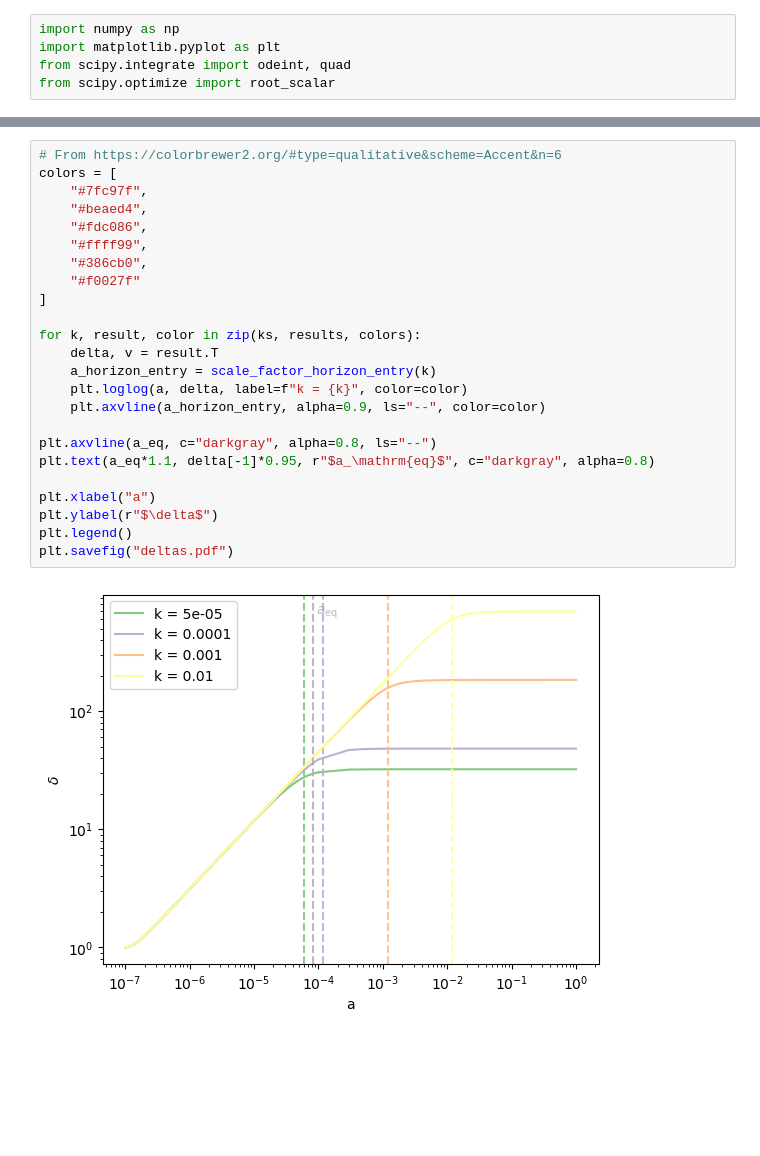
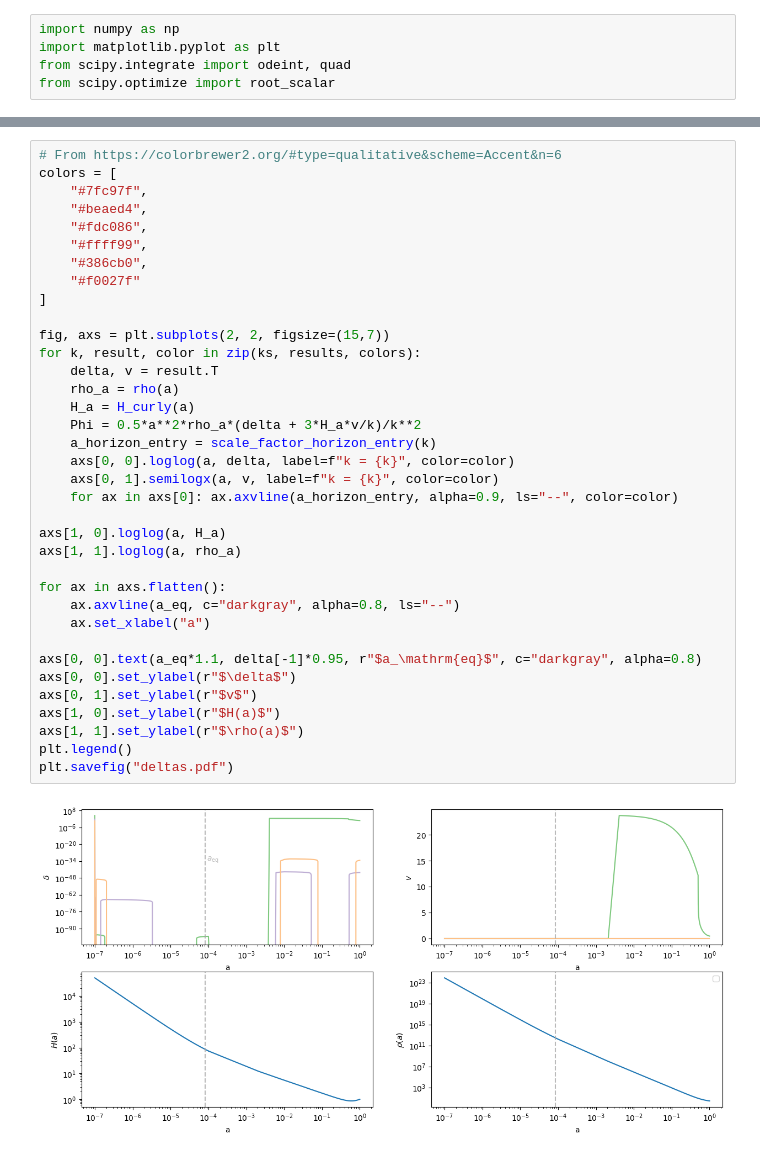
Before and after one commit to joaoreboucas1/einstein_boltzmann, a Jupyter notebook: growth.ipynb, the cells around one changed output, grey strips where cells are left out. Cells and saved outputs as stored; diff of their text form; blank space fills up the shorter version.

```diff
--- a/growth.ipynb
+++ b/growth.ipynb
@@ -109,26 +149,38 @@ results = [integrate(k) for k in ks]
 # %%
 # From https://colorbrewer2.org/#type=qualitative&scheme=Accent&n=6
 colors = [
     "#7fc97f",
     "#beaed4",
     "#fdc086",
     "#ffff99",
     "#386cb0",
     "#f0027f"
 ]
 
+fig, axs = plt.subplots(2, 2, figsize=(15,7))
 for k, result, color in zip(ks, results, colors):
     delta, v = result.T
+    rho_a = rho(a)
+    H_a = H_curly(a)
+    Phi = 0.5*a**2*rho_a*(delta + 3*H_a*v/k)/k**2
     a_horizon_entry = scale_factor_horizon_entry(k)
-    plt.loglog(a, delta, label=f"k = {k}", color=color)
-    plt.axvline(a_horizon_entry, alpha=0.9, ls="--", color=color)
+    axs[0, 0].loglog(a, delta, label=f"k = {k}", color=color)
+    axs[0, 1].semilogx(a, v, label=f"k = {k}", color=color)
+    for ax in axs[0]: ax.axvline(a_horizon_entry, alpha=0.9, ls="--", color=color)
 
-plt.axvline(a_eq, c="darkgray", alpha=0.8, ls="--")
-plt.text(a_eq*1.1, delta[-1]*0.95, r"$a_\mathrm{eq}$", c="darkgray", alpha=0.8)
+axs[1, 0].loglog(a, H_a)
+axs[1, 1].loglog(a, rho_a)
 
-plt.xlabel("a")
-plt.ylabel(r"$\delta$")
+for ax in axs.flatten():
+    ax.axvline(a_eq, c="darkgray", alpha=0.8, ls="--")
+    ax.set_xlabel("a")
+
+axs[0, 0].text(a_eq*1.1, delta[-1]*0.95, r"$a_\mathrm{eq}$", c="darkgray", alpha=0.8)
+axs[0, 0].set_ylabel(r"$\delta$")
+axs[0, 1].set_ylabel(r"$v$")
+axs[1, 0].set_ylabel(r"$H(a)$")
+axs[1, 1].set_ylabel(r"$\rho(a)$")
 plt.legend()
 plt.savefig("deltas.pdf")
 # %% [output]
-[figure, old version]
+[figure, new version]
```
Also changed, not shown: parts of 3 cells of this notebook, 2 other files.
